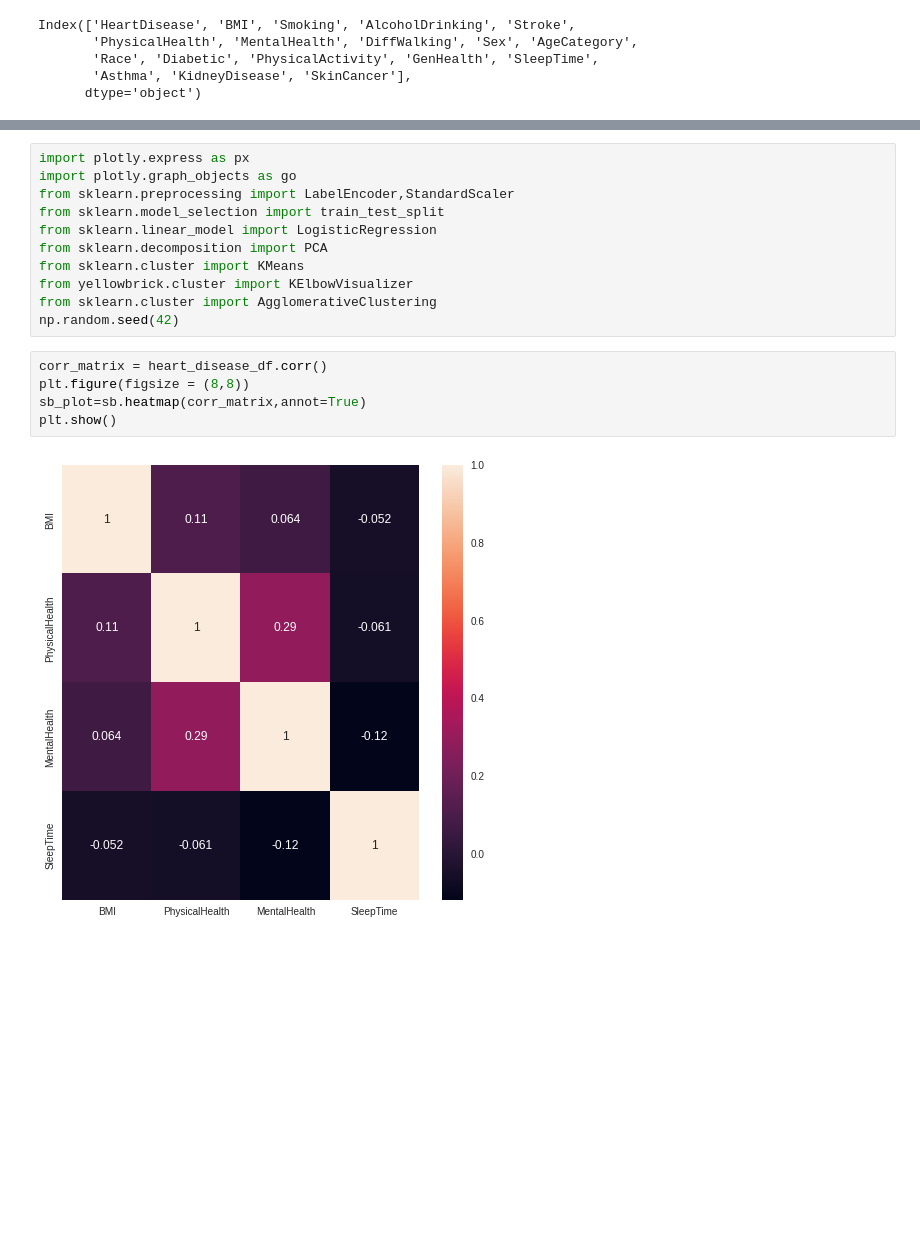
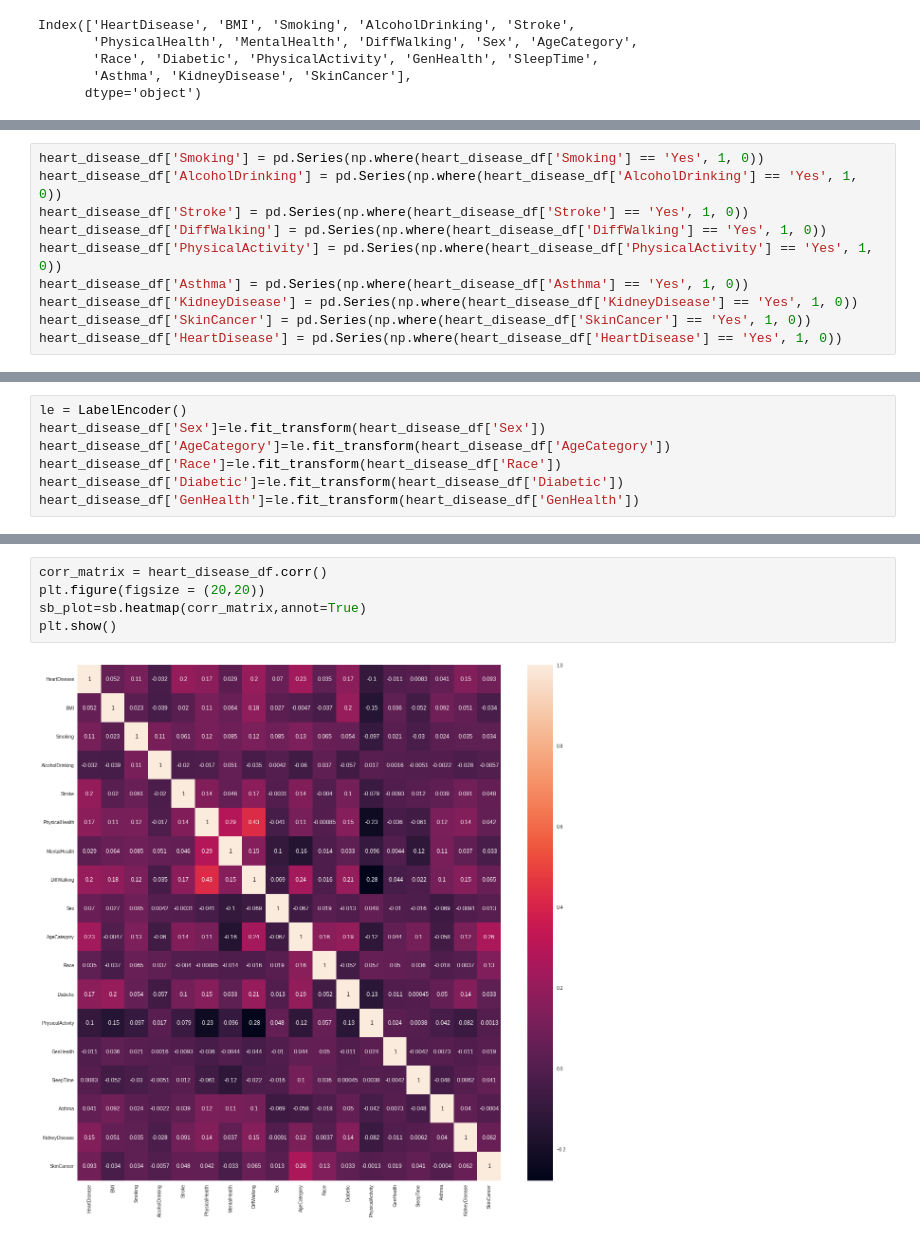
Before and after one commit to MaliheDahmardeh/project, a Jupyter notebook: Copy_of_Untitled0.ipynb, the cells around one changed output, grey strips where cells are left out. Cells and saved outputs as stored; diff of their text form; blank space fills up the shorter version.

```diff
--- a/Copy_of_Untitled0.ipynb
+++ b/Copy_of_Untitled0.ipynb
@@ -159,0 +216,10 @@ msno.matrix(heart_disease_df)
+# %%
+heart_disease_df['Smoking'] = pd.Series(np.where(heart_disease_df['Smoking'] == 'Yes', 1, 0))
+heart_disease_df['AlcoholDrinking'] = pd.Series(np.where(heart_disease_df['AlcoholDrinking'] == 'Yes', 1, 0))
+heart_disease_df['Stroke'] = pd.Series(np.where(heart_disease_df['Stroke'] == 'Yes', 1, 0))
+heart_disease_df['DiffWalking'] = pd.Series(np.where(heart_disease_df['DiffWalking'] == 'Yes', 1, 0))
+heart_disease_df['PhysicalActivity'] = pd.Series(np.where(heart_disease_df['PhysicalActivity'] == 'Yes', 1, 0))
+heart_disease_df['Asthma'] = pd.Series(np.where(heart_disease_df['Asthma'] == 'Yes', 1, 0))
+heart_disease_df['KidneyDisease'] = pd.Series(np.where(heart_disease_df['KidneyDisease'] == 'Yes', 1, 0))
+heart_disease_df['SkinCancer'] = pd.Series(np.where(heart_disease_df['SkinCancer'] == 'Yes', 1, 0))
+heart_disease_df['HeartDisease'] = pd.Series(np.where(heart_disease_df['HeartDisease'] == 'Yes', 1, 0))
@@ -159,0 +248,7 @@ msno.matrix(heart_disease_df)
+# %%
+le = LabelEncoder()
+heart_disease_df['Sex']=le.fit_transform(heart_disease_df['Sex'])
+heart_disease_df['AgeCategory']=le.fit_transform(heart_disease_df['AgeCategory'])
+heart_disease_df['Race']=le.fit_transform(heart_disease_df['Race'])
+heart_disease_df['Diabetic']=le.fit_transform(heart_disease_df['Diabetic'])
+heart_disease_df['GenHealth']=le.fit_transform(heart_disease_df['GenHealth'])
@@ -177,18 +316,7 @@ heart_disease_df.corr()
-# %%
-import plotly.express as px
-import plotly.graph_objects as go
-from sklearn.preprocessing import LabelEncoder,StandardScaler
-from sklearn.model_selection import train_test_split
-from sklearn.linear_model import LogisticRegression
-from sklearn.decomposition import PCA
-from sklearn.cluster import KMeans
-from yellowbrick.cluster import KElbowVisualizer
-from sklearn.cluster import AgglomerativeClustering
-np.random.seed(42)
 # %%
 corr_matrix = heart_disease_df.corr()
-plt.figure(figsize = (8,8))
+plt.figure(figsize = (20,20))
 sb_plot=sb.heatmap(corr_matrix,annot=True)
 plt.show()
 # %% [output]
-[figure, old version]
+[figure, new version]
```
Also changed, not shown: parts of 16 cells of this notebook.
